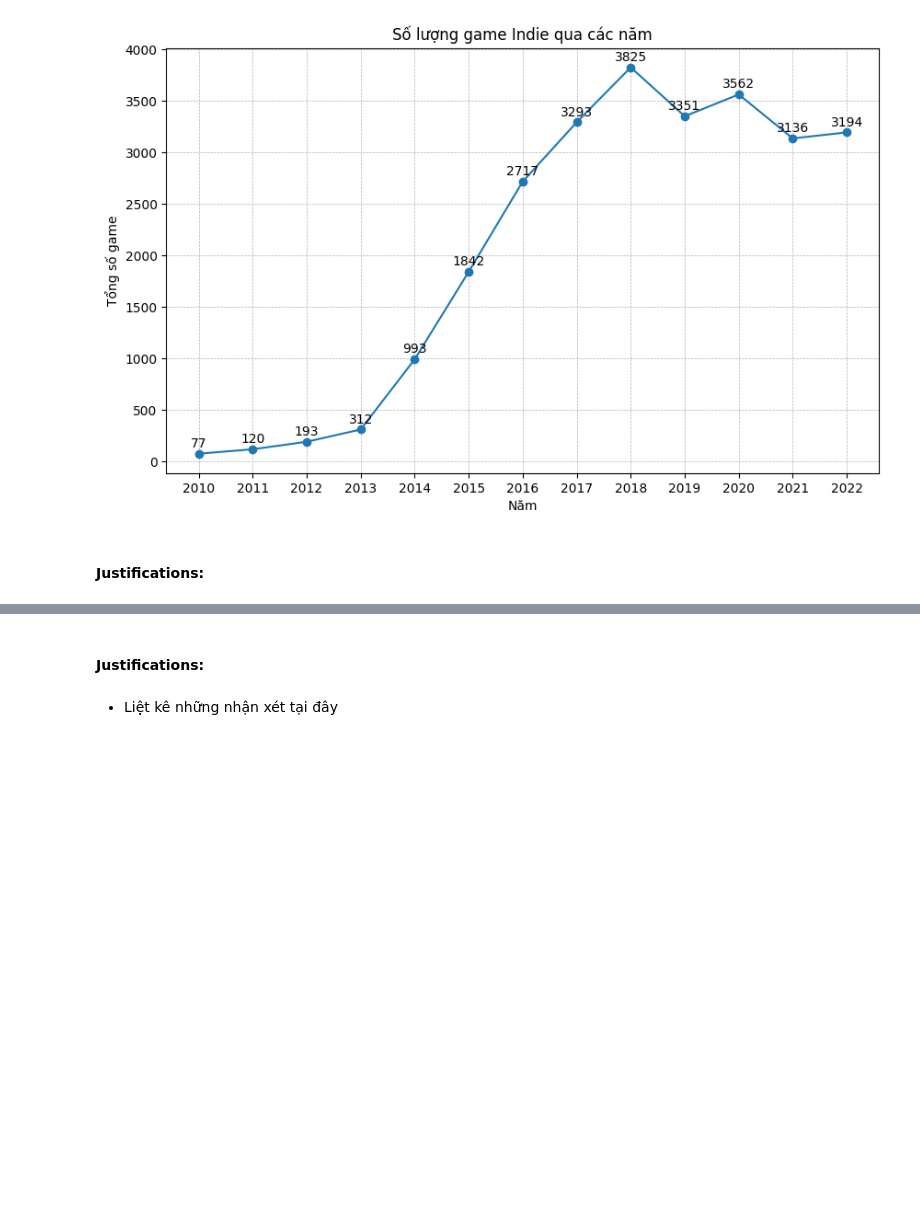
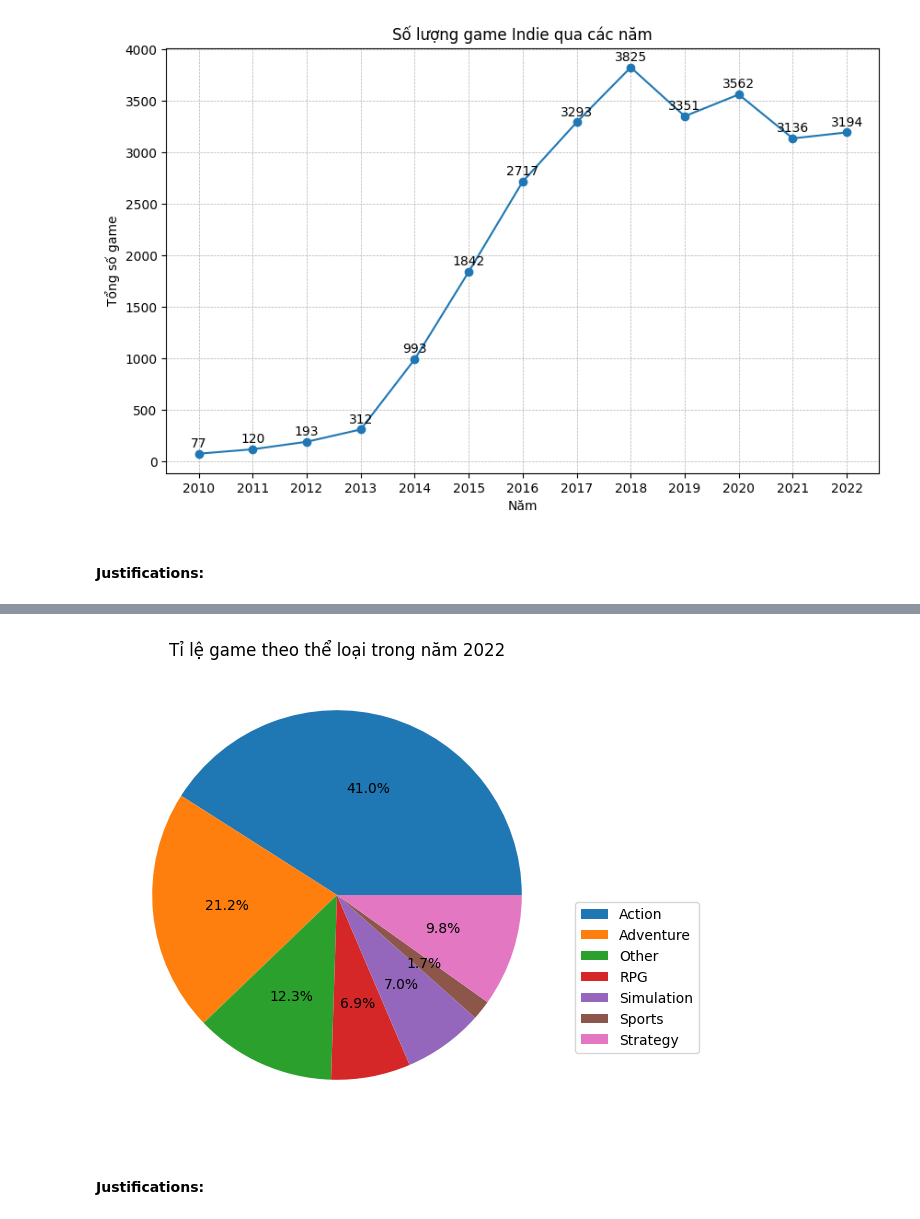
Before and after one commit to ThxgHntr/steam-games-data-analysis, a Jupyter notebook: final_project.ipynb, the cells around one changed output, grey strips where cells are left out. Cells and saved outputs as stored; diff of their text form; code cells hidden in the pictures; blank space fills up the shorter version.

```diff
--- a/final_project.ipynb
+++ b/final_project.ipynb
@@ -687,0 +689,9 @@ plt.show()
+# %%
+# get app_id, date_release, genres from df_merge_2
+df_2022 = df_merge_2.loc[:,['app_id', 'date_release', 'genres']]
+df_2022['year'] = df_2022['date_release'].dt.year
+df_2022['year'] = df_2022['year'].astype(int)
+# get game in 2022
+df_2022 = df_2022[df_2022['year'] == 2022]
+df_2022 = df_2022.groupby('genres')['app_id'].count().reset_index(name='total_games')
+df_2022
@@ -688,4 +707,11 @@ plt.show()
+# %%
+# plot the pie chart
+plt.figure(figsize=(10, 6))
+plt.pie(df_2022['total_games'], autopct='%1.1f%%')
+plt.legend(labels = df_2022['genres'],  bbox_to_anchor=(1, 0.5), loc="upper left")
+plt.title('Tỉ lệ game theo thể loại trong năm 2022')
+plt.show()
+# %% [output]
+[figure, added]
 # %% [markdown]
 #### Justifications:
-# %% [markdown]
-- Liệt kê những nhận xét tại đây
```
Also changed, not shown: parts of 13 cells of this notebook, 1 other file.
